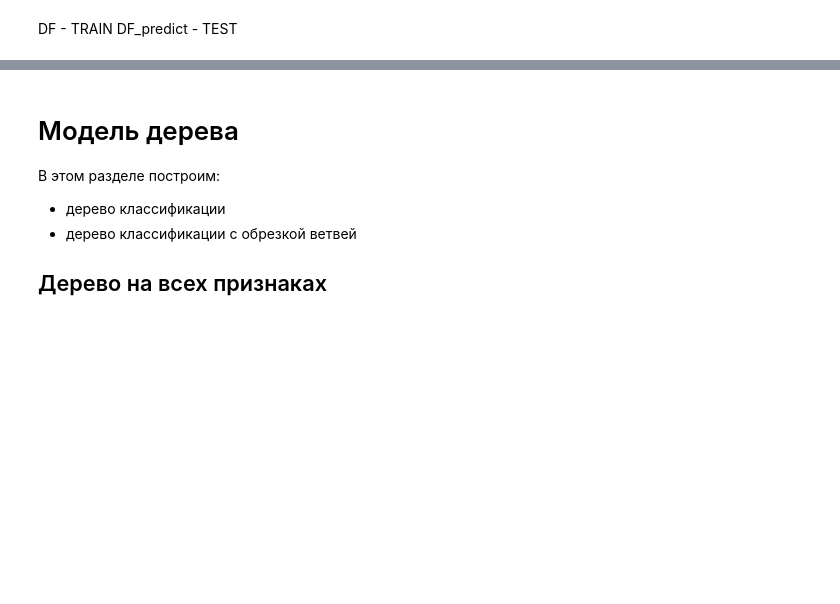
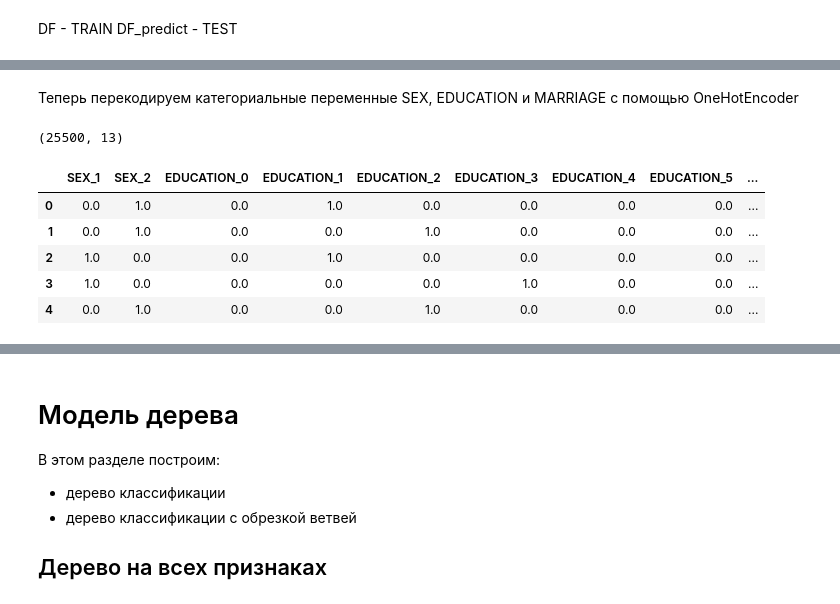
Before and after one commit to KirillSel/ML_Lab_1, a Jupyter notebook: Lab_4/Lab_4.ipynb, the cells around one changed output, grey strips where cells are left out. Cells and saved outputs as stored; diff of their text form; code cells hidden in the pictures; blank space fills up the shorter version.

```diff
--- a/Lab_4/Lab_4.ipynb
+++ b/Lab_4/Lab_4.ipynb
@@ -201,0 +230,23 @@ DF_predict - TEST
+# %% [markdown]
+Теперь перекодируем категориальные переменные SEX, EDUCATION и MARRIAGE с помощью OneHotEncoder
+# %%
+from sklearn.preprocessing import OneHotEncoder
+
+nom_col_names=['SEX', 'EDUCATION', 'MARRIAGE']
+
+one_hot=OneHotEncoder()
+
+recoded=one_hot.fit_transform(DF[nom_col_names]).toarray()
+clmns=one_hot.get_feature_names(nom_col_names)
+df_dummy_nom=pd.DataFrame(recoded, columns=clmns)
+
+print(df_dummy_nom.shape)
+df_dummy_nom.head()
+# %% [output]
+(25500, 13)
+|  | SEX_1 | SEX_2 | EDUCATION_0 | EDUCATION_1 | EDUCATION_2 | EDUCATION_3 | EDUCATION_4 | EDUCATION_5 | ... |
+| 0 | 0.0 | 1.0 | 0.0 | 1.0 | 0.0 | 0.0 | 0.0 | 0.0 | ... |
+| 1 | 0.0 | 1.0 | 0.0 | 0.0 | 1.0 | 0.0 | 0.0 | 0.0 | ... |
+| 2 | 1.0 | 0.0 | 0.0 | 1.0 | 0.0 | 0.0 | 0.0 | 0.0 | ... |
+| 3 | 1.0 | 0.0 | 0.0 | 0.0 | 0.0 | 1.0 | 0.0 | 0.0 | ... |
+| 4 | 0.0 | 1.0 | 0.0 | 0.0 | 1.0 | 0.0 | 0.0 | 0.0 | ... |
```
Also changed, not shown: parts of 27 cells of this notebook, 1 other file.
